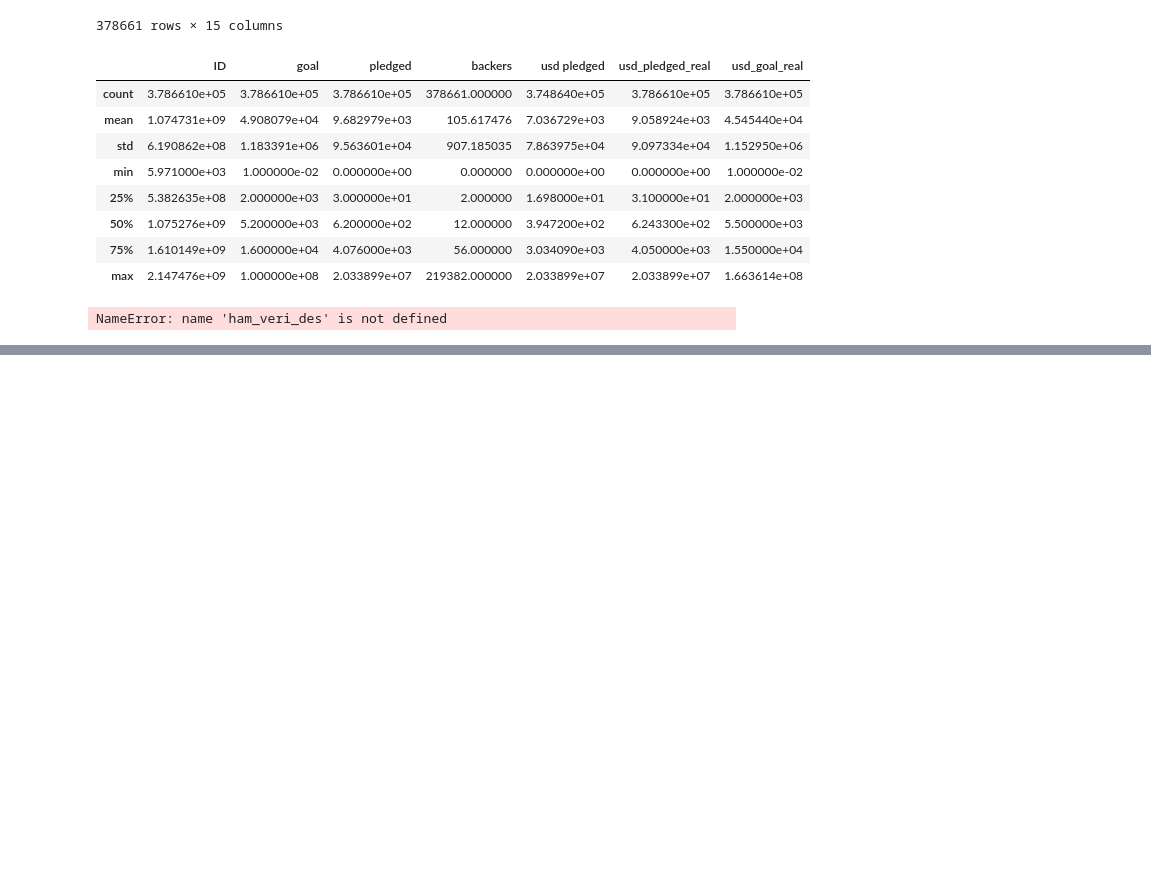
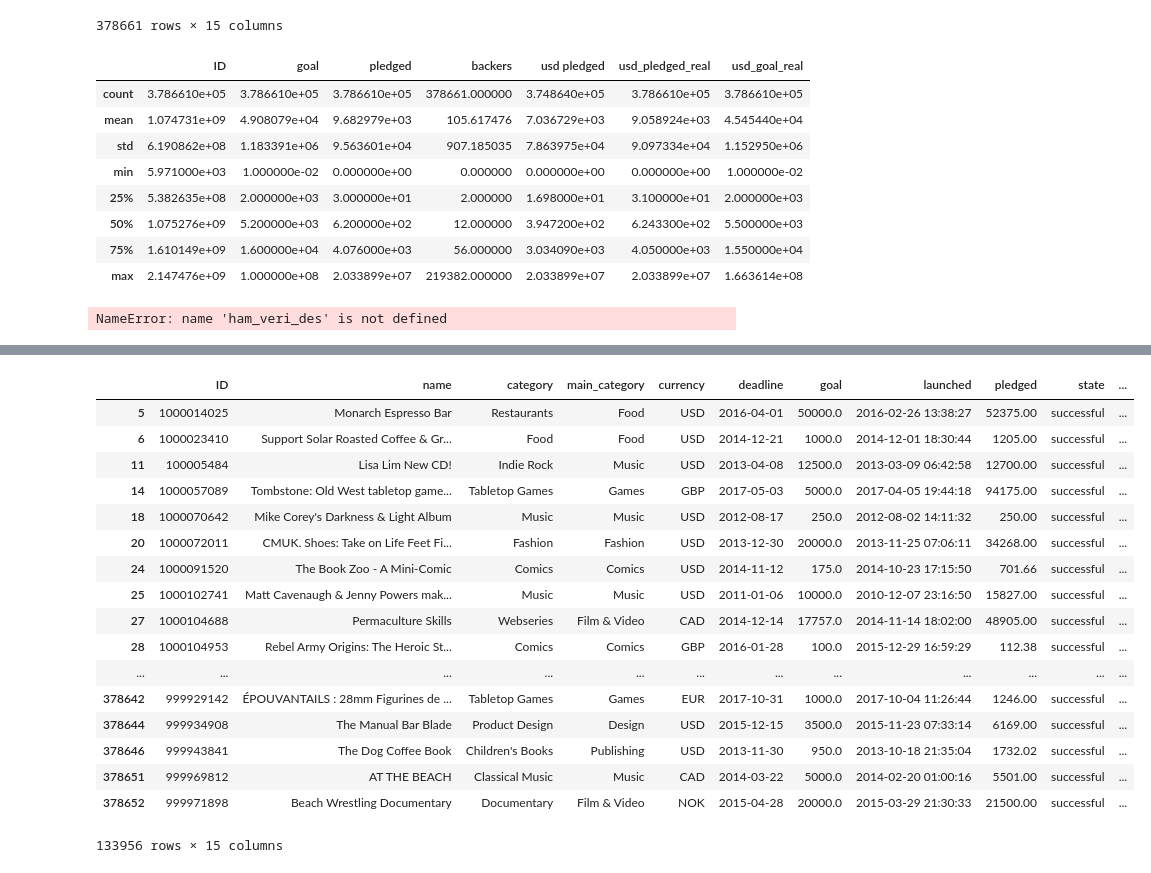
Before and after one commit to batutlsk/kickstarter, a Jupyter notebook: kickstarters.ipynb, the cells around one changed output, grey strips where cells are left out. Saved outputs shown, nothing was run; the diff lists cells and outputs as text; code cells hidden in the pictures; blank space fills up the shorter version.

```diff
--- a/kickstarters.ipynb
+++ b/kickstarters.ipynb
@@ -195,2 +194,24 @@ back_avg
 # %%
 data1=data.iloc[:,]
+# %%
+data1= data[data["state"]=="successful"]
+data1
+# %% [output]
+|  | ID | name | category | main_category | currency | deadline | goal | launched | pledged | state | ... |
+| 5 | 1000014025 | Monarch Espresso Bar | Restaurants | Food | USD | 2016-04-01 | 50000.0 | 2016-02-26 13:38:27 | 52375.00 | successful | ... |
+| 6 | 1000023410 | Support Solar Roasted Coffee & Gr... | Food | Food | USD | 2014-12-21 | 1000.0 | 2014-12-01 18:30:44 | 1205.00 | successful | ... |
+| 11 | 100005484 | Lisa Lim New CD! | Indie Rock | Music | USD | 2013-04-08 | 12500.0 | 2013-03-09 06:42:58 | 12700.00 | successful | ... |
+| 14 | 1000057089 | Tombstone: Old West tabletop game... | Tabletop Games | Games | GBP | 2017-05-03 | 5000.0 | 2017-04-05 19:44:18 | 94175.00 | successful | ... |
+| 18 | 1000070642 | Mike Corey's Darkness & Light Album | Music | Music | USD | 2012-08-17 | 250.0 | 2012-08-02 14:11:32 | 250.00 | successful | ... |
+| 20 | 1000072011 | CMUK. Shoes: Take on Life Feet Fi... | Fashion | Fashion | USD | 2013-12-30 | 20000.0 | 2013-11-25 07:06:11 | 34268.00 | successful | ... |
+| 24 | 1000091520 | The Book Zoo - A Mini-Comic | Comics | Comics | USD | 2014-11-12 | 175.0 | 2014-10-23 17:15:50 | 701.66 | successful | ... |
+| 25 | 1000102741 | Matt Cavenaugh & Jenny Powers mak... | Music | Music | USD | 2011-01-06 | 10000.0 | 2010-12-07 23:16:50 | 15827.00 | successful | ... |
+| 27 | 1000104688 | Permaculture Skills | Webseries | Film & Video | CAD | 2014-12-14 | 17757.0 | 2014-11-14 18:02:00 | 48905.00 | successful | ... |
+| 28 | 1000104953 | Rebel Army Origins: The Heroic St... | Comics | Comics | GBP | 2016-01-28 | 100.0 | 2015-12-29 16:59:29 | 112.38 | successful | ... |
+| ... | ... | ... | ... | ... | ... | ... | ... | ... | ... | ... | ... |
+| 378642 | 999929142 | ÉPOUVANTAILS : 28mm Figurines de ... | Tabletop Games | Games | EUR | 2017-10-31 | 1000.0 | 2017-10-04 11:26:44 | 1246.00 | successful | ... |
+| 378644 | 999934908 | The Manual Bar Blade | Product Design | Design | USD | 2015-12-15 | 3500.0 | 2015-11-23 07:33:14 | 6169.00 | successful | ... |
+| 378646 | 999943841 | The Dog Coffee Book | Children's Books | Publishing | USD | 2013-11-30 | 950.0 | 2013-10-18 21:35:04 | 1732.02 | successful | ... |
+| 378651 | 999969812 | AT THE BEACH | Classical Music | Music | CAD | 2014-03-22 | 5000.0 | 2014-02-20 01:00:16 | 5501.00 | successful | ... |
+| 378652 | 999971898 | Beach Wrestling Documentary | Documentary | Film & Video | NOK | 2015-04-28 | 20000.0 | 2015-03-29 21:30:33 | 21500.00 | successful | ... |
+133956 rows × 15 columns
```
Also changed, not shown: parts of 23 cells of this notebook, 5 other files.
